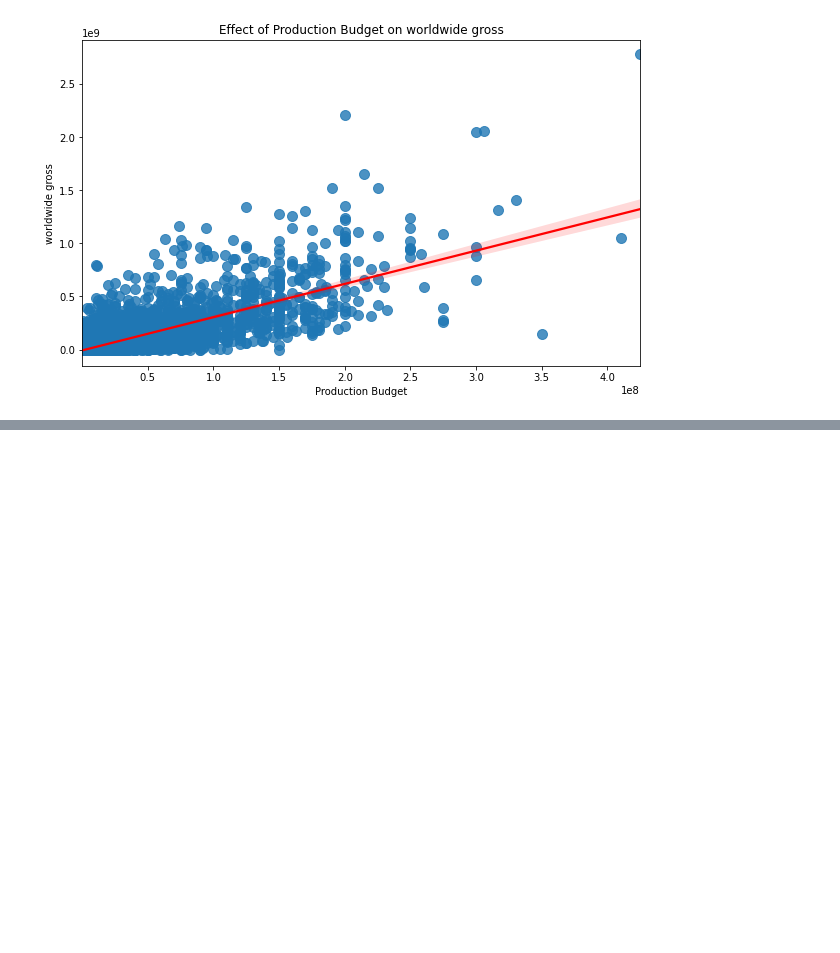
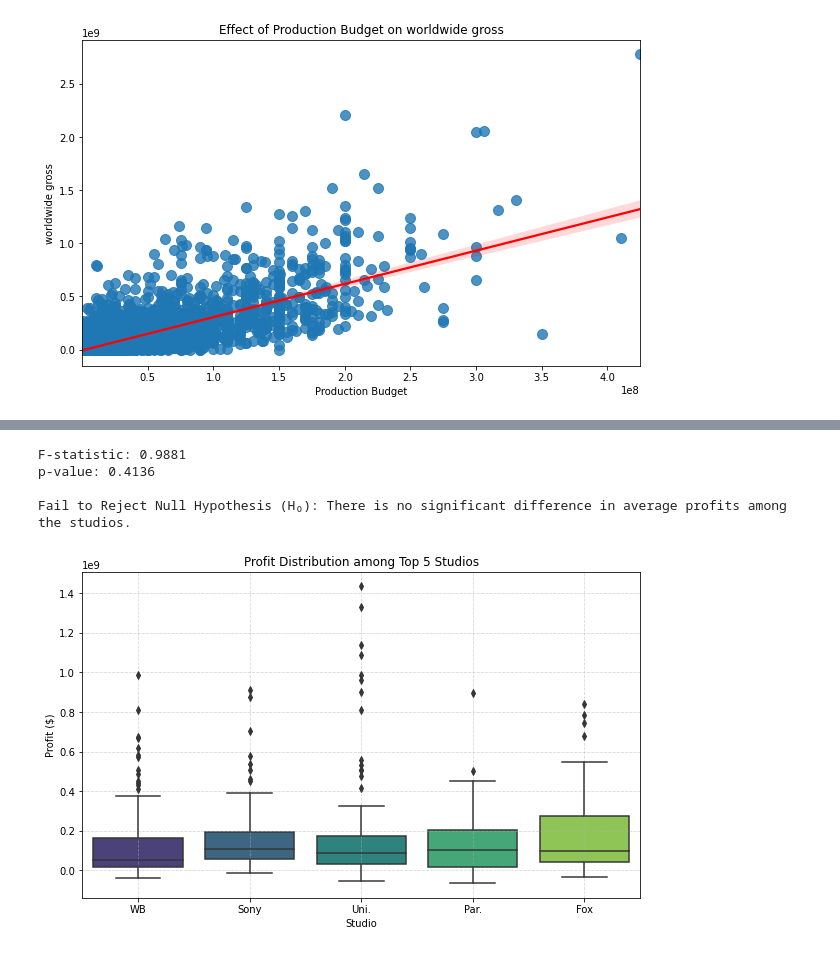
Before and after one commit to lorenaterah/Phase-2-project-G3, a Jupyter notebook: index.ipynb, the cells around one changed output, grey strips where cells are left out. Cells and saved outputs as stored; diff of their text form; code cells hidden in the pictures; blank space fills up the shorter version.

```diff
--- a/index.ipynb
+++ b/index.ipynb
@@ -782,0 +813,6 @@ plt.show()
+# %%
+df_box = pd.merge(movie_budgets, movie_gross,
+                  left_on='movie',
+                  right_on='title',
+                  how='inner')
+df_box.head(3)
@@ -782,0 +824,33 @@ plt.show()
+# %%
+from scipy.stats import f_oneway
+
+# Select top 5 studios by number of movies
+top_studios = df_box['studio'].value_counts().head(5).index
+profits_by_studio = [df_box[df_box['studio']==studio]['profit'] for studio in top_studios]
+
+f_stat, p_val = f_oneway(*profits_by_studio)
+
+print(f"F-statistic: {f_stat:.4f}")
+print(f"p-value: {p_val:.4f}")
+
+print("             ")
+alpha = 0.05
+if p_val < alpha:
+    print("Reject Null Hypothesis (H₀): There is a significant difference in average profits among the studio")
+else:
+    print("Fail to Reject Null Hypothesis (H₀): There is no significant difference in average profits among the studios.")
+# %% [output]
+F-statistic: 0.9881
+p-value: 0.4136
+
+Fail to Reject Null Hypothesis (H₀): There is no significant difference in average profits among the studios.
+# %%
+plt.figure(figsize=(10,6))
+sns.boxplot(x='studio', y='profit', data=df_box[df_box['studio'].isin(top_studios)], palette='viridis')
+plt.title('Profit Distribution among Top 5 Studios')
+plt.xlabel('Studio')
+plt.ylabel('Profit ($)')
+plt.grid(True, linestyle='--', alpha=0.5)
+plt.show()
+# %% [output]
+[figure, added]
```
Also changed, not shown: parts of 3 cells of this notebook, 1 other file.
